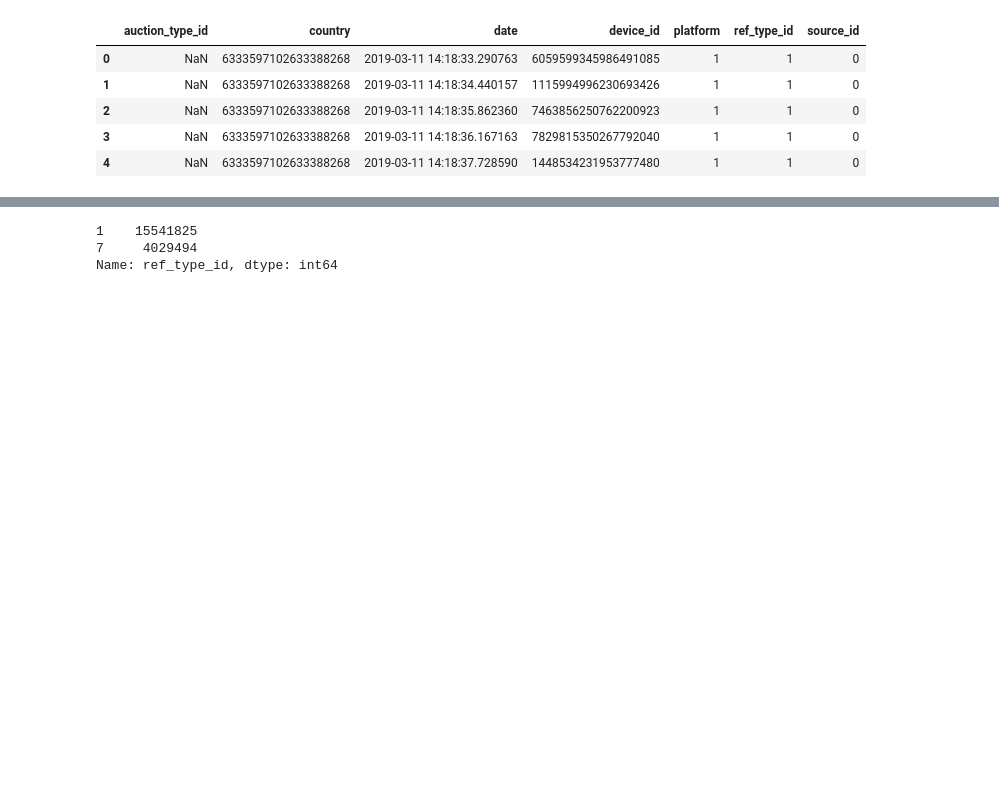
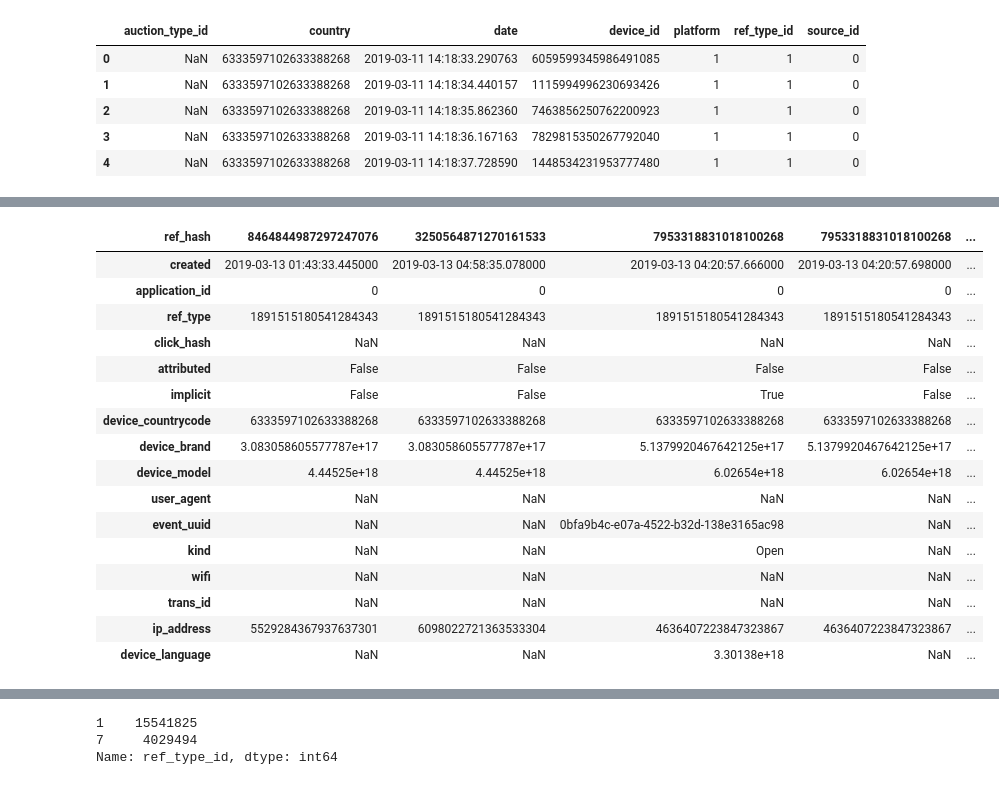
Before and after one commit to bebetosaba/7506-datos-1C2019, a Jupyter notebook: TP1/analisis.ipynb, the cells around one changed output, grey strips where cells are left out. Saved outputs shown, nothing was run; the diff lists cells and outputs as text; code cells hidden in the pictures; blank space fills up the shorter version.

```diff
--- a/TP1/analisis.ipynb
+++ b/TP1/analisis.ipynb
@@ -85,0 +63,20 @@ auctionsDF.head(5)
+# %%
+installsDF.head(5).T
+# %% [output]
+| ref_hash | 8464844987297247076 | 3250564871270161533 | 7953318831018100268 | 7953318831018100268 | ... |
+| created | 2019-03-13 01:43:33.445000 | 2019-03-13 04:58:35.078000 | 2019-03-13 04:20:57.666000 | 2019-03-13 04:20:57.698000 | ... |
+| application_id | 0 | 0 | 0 | 0 | ... |
+| ref_type | 1891515180541284343 | 1891515180541284343 | 1891515180541284343 | 1891515180541284343 | ... |
+| click_hash | NaN | NaN | NaN | NaN | ... |
+| attributed | False | False | False | False | ... |
+| implicit | False | False | True | False | ... |
+| device_countrycode | 6333597102633388268 | 6333597102633388268 | 6333597102633388268 | 6333597102633388268 | ... |
+| device_brand | 3.083058605577787e+17 | 3.083058605577787e+17 | 5.1379920467642125e+17 | 5.1379920467642125e+17 | ... |
+| device_model | 4.44525e+18 | 4.44525e+18 | 6.02654e+18 | 6.02654e+18 | ... |
+| user_agent | NaN | NaN | NaN | NaN | ... |
+| event_uuid | NaN | NaN | 0bfa9b4c-e07a-4522-b32d-138e3165ac98 | NaN | ... |
+| kind | NaN | NaN | Open | NaN | ... |
+| wifi | NaN | NaN | NaN | NaN | ... |
+| trans_id | NaN | NaN | NaN | NaN | ... |
+| ip_address | 5529284367937637301 | 6098022721363533304 | 4636407223847323867 | 4636407223847323867 | ... |
+| device_language | NaN | NaN | 3.30138e+18 | NaN | ... |
```
Also changed, not shown: parts of 11 cells of this notebook.
